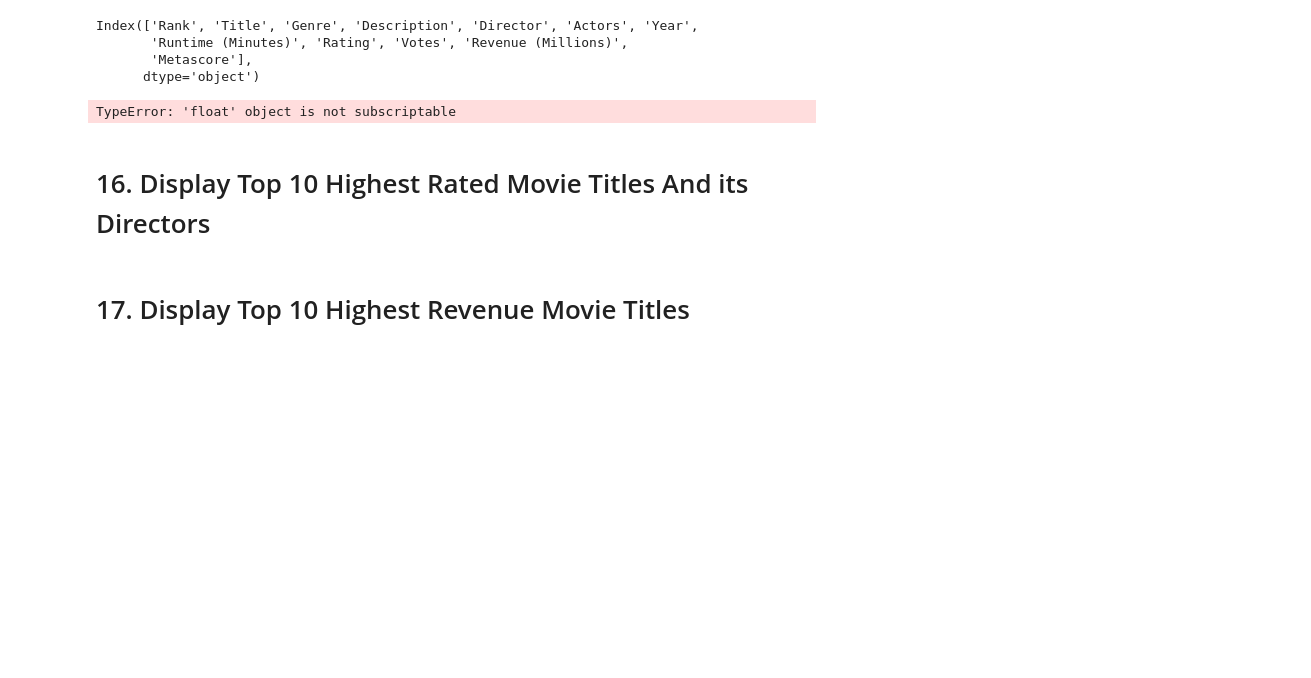
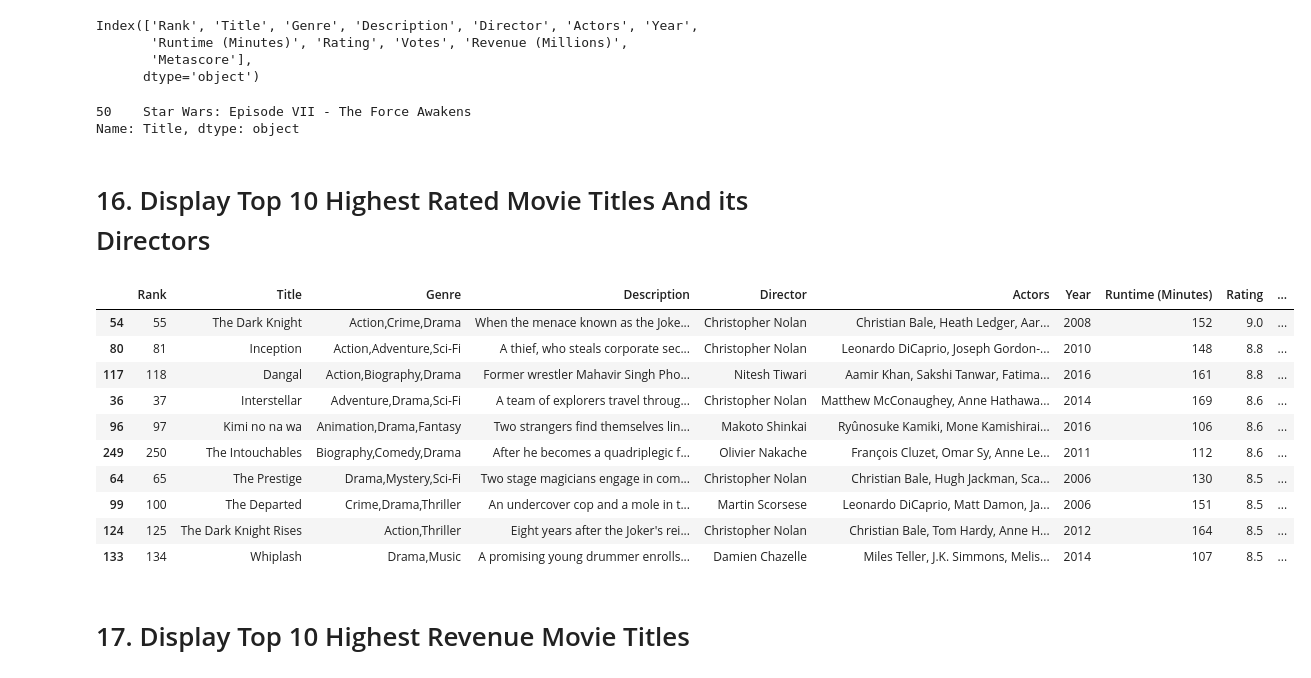
Before and after one commit to Abricos-gt/Data_Science_projects, a Jupyter notebook: IMDB Movie Dataset Exercise.ipynb, the cells around one changed output. Drawn from its saved outputs; the diff is of its cells as text; code cells hidden in the pictures; blank space fills up the shorter version.

Commit message:
Display Top 10 Highest Rated Movie Titles And its Directors

```diff
--- a/IMDB Movie Dataset Exercise.ipynb
+++ b/IMDB Movie Dataset Exercise.ipynb
@@ -344,11 +344,26 @@ Index(['Rank', 'Title', 'Genre', 'Description', 'Director', 'Actors', 'Year',
        'Metascore'],
       dtype='object')
 # %%
-[df['Revenue (Millions)'].max()]
+df[df['Revenue (Millions)'].max() == df['Revenue (Millions)'] ] ['Title']
 # %% [output]
-TypeError: 'float' object is not subscriptable
+50    Star Wars: Episode VII - The Force Awakens
+Name: Title, dtype: object
 # %% [markdown]
 # 16. Display Top 10 Highest Rated Movie Titles And its Directors
+# %%
+df.nlargest(10 , 'Rating')
+# %% [output]
+|  | Rank | Title | Genre | Description | Director | Actors | Year | Runtime (Minutes) | Rating | ... |
+| 54 | 55 | The Dark Knight | Action,Crime,Drama | When the menace known as the Joke... | Christopher Nolan | Christian Bale, Heath Ledger, Aar... | 2008 | 152 | 9.0 | ... |
+| 80 | 81 | Inception | Action,Adventure,Sci-Fi | A thief, who steals corporate sec... | Christopher Nolan | Leonardo DiCaprio, Joseph Gordon-... | 2010 | 148 | 8.8 | ... |
+| 117 | 118 | Dangal | Action,Biography,Drama | Former wrestler Mahavir Singh Pho... | Nitesh Tiwari | Aamir Khan, Sakshi Tanwar, Fatima... | 2016 | 161 | 8.8 | ... |
+| 36 | 37 | Interstellar | Adventure,Drama,Sci-Fi | A team of explorers travel throug... | Christopher Nolan | Matthew McConaughey, Anne Hathawa... | 2014 | 169 | 8.6 | ... |
+| 96 | 97 | Kimi no na wa | Animation,Drama,Fantasy | Two strangers find themselves lin... | Makoto Shinkai | Ryûnosuke Kamiki, Mone Kamishirai... | 2016 | 106 | 8.6 | ... |
+| 249 | 250 | The Intouchables | Biography,Comedy,Drama | After he becomes a quadriplegic f... | Olivier Nakache | François Cluzet, Omar Sy, Anne Le... | 2011 | 112 | 8.6 | ... |
+| 64 | 65 | The Prestige | Drama,Mystery,Sci-Fi | Two stage magicians engage in com... | Christopher Nolan | Christian Bale, Hugh Jackman, Sca... | 2006 | 130 | 8.5 | ... |
+| 99 | 100 | The Departed | Crime,Drama,Thriller | An undercover cop and a mole in t... | Martin Scorsese | Leonardo DiCaprio, Matt Damon, Ja... | 2006 | 151 | 8.5 | ... |
+| 124 | 125 | The Dark Knight Rises | Action,Thriller | Eight years after the Joker's rei... | Christopher Nolan | Christian Bale, Tom Hardy, Anne H... | 2012 | 164 | 8.5 | ... |
+| 133 | 134 | Whiplash | Drama,Music | A promising young drummer enrolls... | Damien Chazelle | Miles Teller, J.K. Simmons, Melis... | 2014 | 107 | 8.5 | ... |
 # %% [markdown]
 # 17. Display Top 10 Highest Revenue Movie Titles
 # %% [markdown]
```
